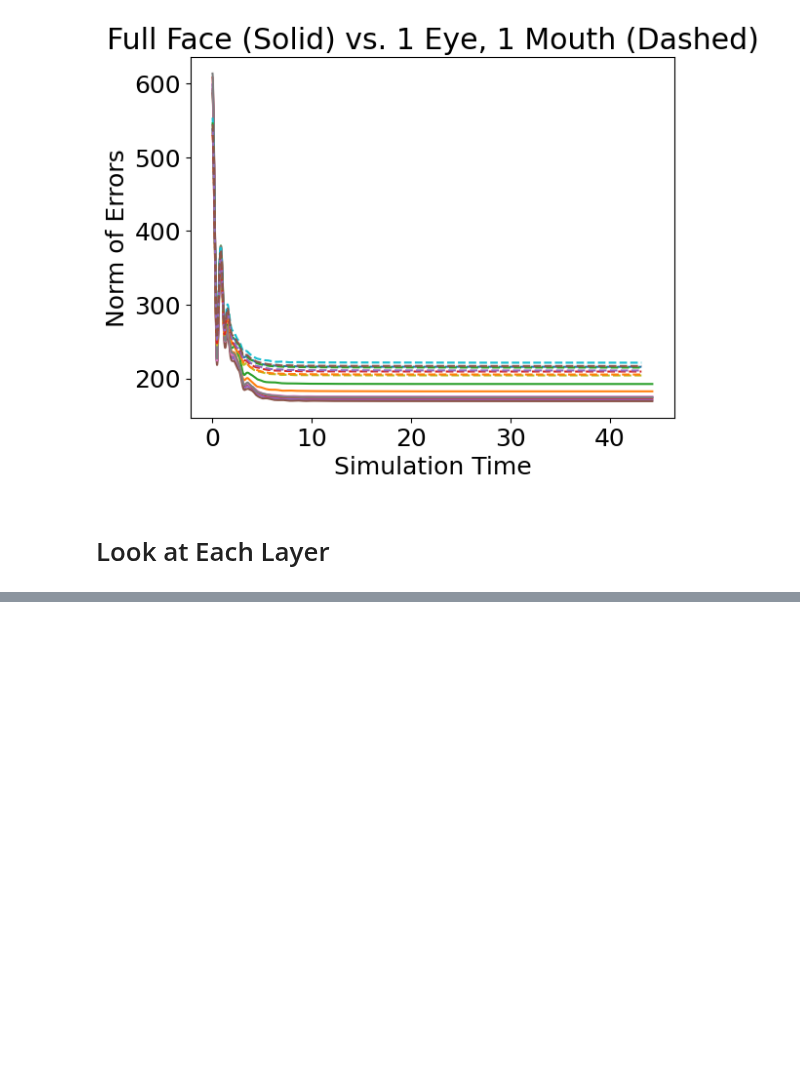
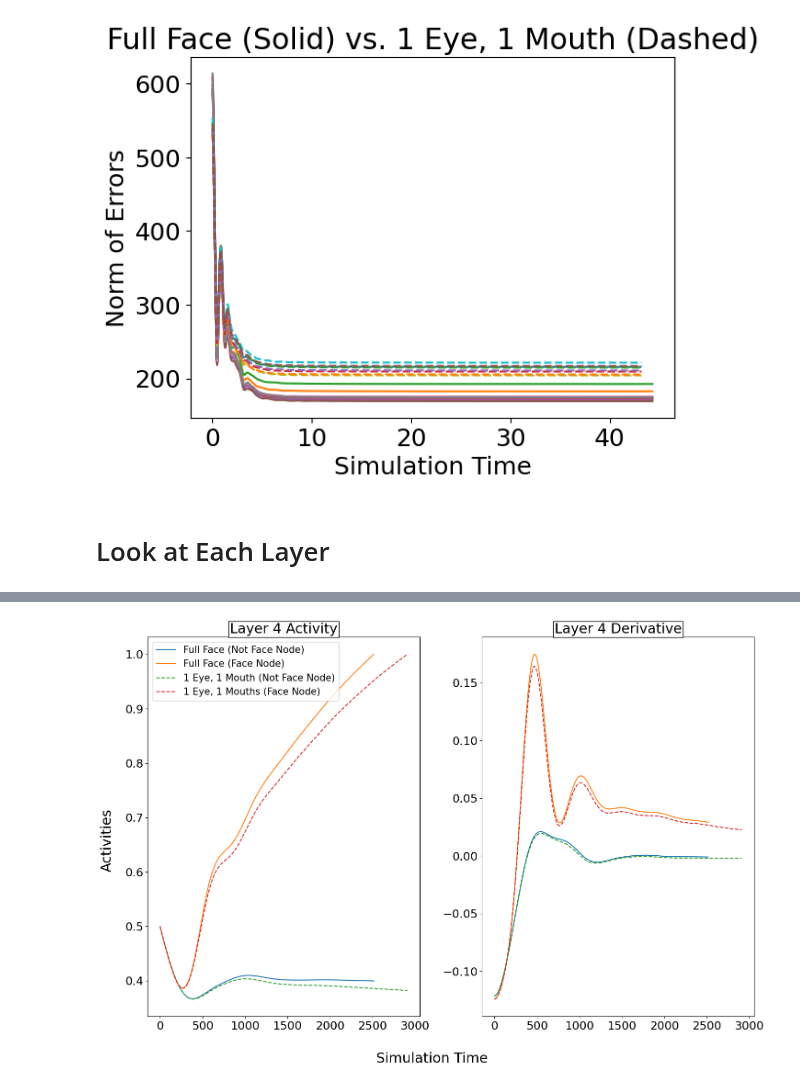
Before and after one commit to jorchard/pc_nengo, a Jupyter notebook: Phase_Sapce.ipynb, the cells around one changed output, grey strips where cells are left out. Cells and saved outputs as stored; diff of their text form; code cells hidden in the pictures; blank space fills up the shorter version.

```diff
--- a/Phase_Sapce.ipynb
+++ b/Phase_Sapce.ipynb
@@ -364,0 +407,22 @@ plt.show()
+# %%
+fig, axes = plt.subplots(1, 2, sharex=True, figsize=(15, 10))
+
+#[args.test_lr*i for i in range(rows)],
+axes[0].plot(phase_space.squeeze())#, label="Full Face")
+axes[0].plot(phase_space2.squeeze(), ls="--"),# label="1 Eye, 1 Mouth")
+axes[0].set_title(f"Layer {4} Activity", bbox=dict(facecolor='white', edgecolor='black', pad=2))
+
+der = derivative(phase_space.squeeze())
+der2 = derivative(phase_space2.squeeze())
+axes[1].plot(der)#, label="Full Face")
+axes[1].plot(der2, ls="--")#, label="1 Eye, 1 Mouth")
+axes[1].set_title(f"Layer {4} Derivative", bbox=dict(facecolor='white', edgecolor='black', pad=2))
+
+axes[0].legend(["Full Face (Not Face Node)", "Full Face (Face Node)", "1 Eye, 1 Mouth (Not Face Node)", "1 Eye, 1 Mouths (Face Node)"], fontsize='small')
+#axes[0].set_title(f"Layer {len(phase_spaces)} (Output Layer)", bbox=dict(facecolor='white', edgecolor='black', pad=2))
+fig.supxlabel("Simulation Time")
+fig.supylabel('Activities')
+fig.tight_layout()
+plt.show()
+# %% [output]
+[figure, added]
```
Also changed, not shown: parts of 7 cells of this notebook, 1 other file.
